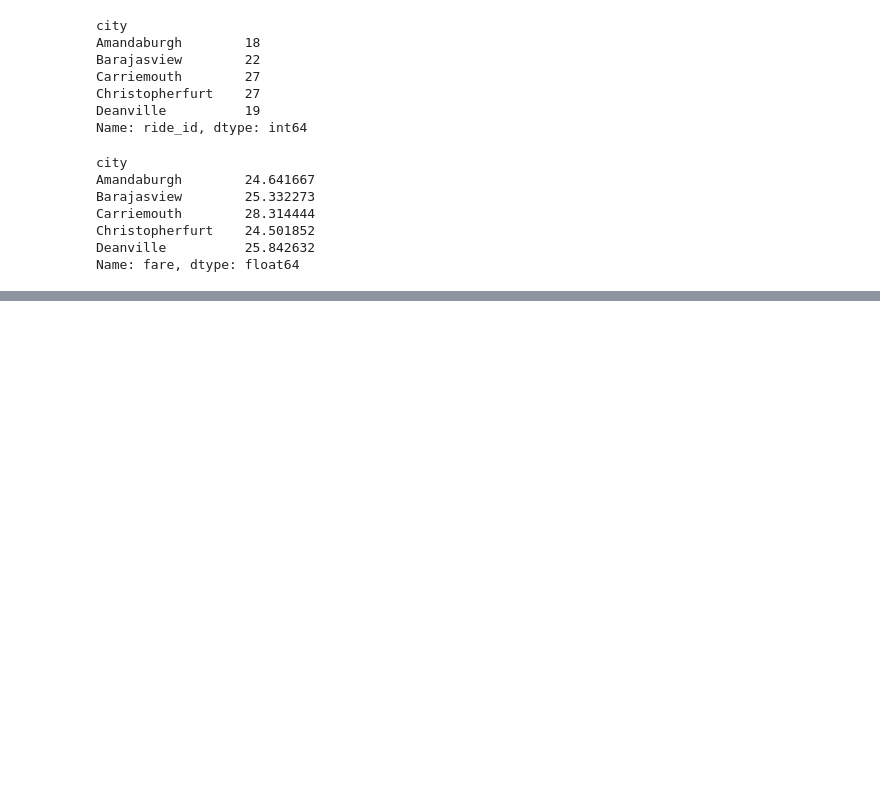
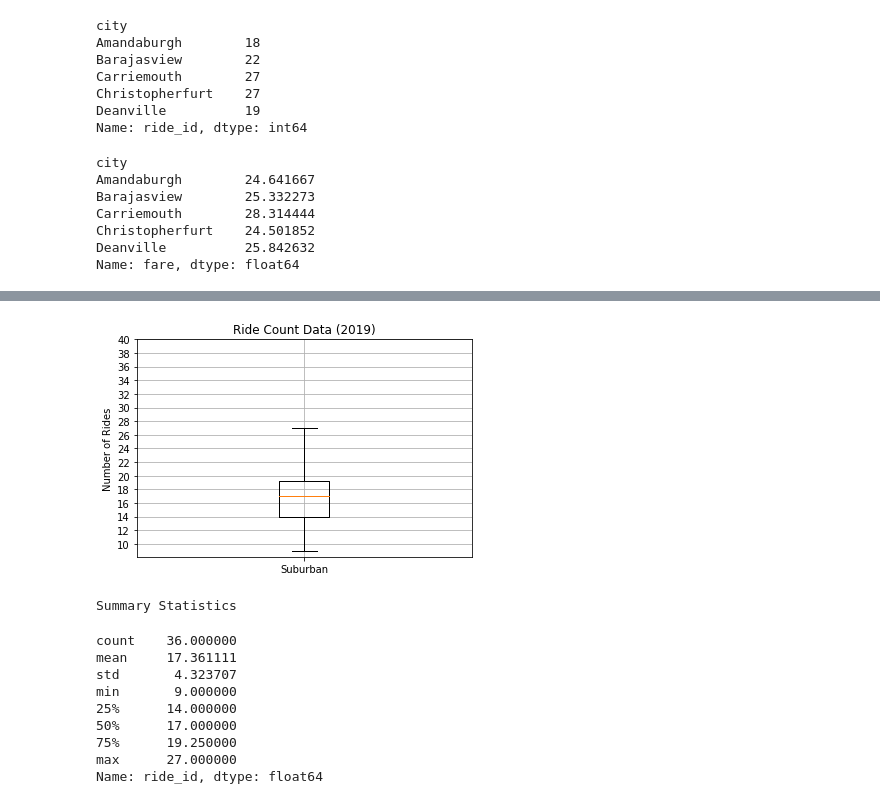
Before and after one commit to aolayeye/PyBer_Analysis, a Jupyter notebook: PyBer.ipynb, the cells around one changed output, grey strips where cells are left out. Saved outputs shown, nothing was run; the diff lists cells and outputs as text; code cells hidden in the pictures; blank space fills up the shorter version.

```diff
--- a/PyBer.ipynb
+++ b/PyBer.ipynb
@@ -331,0 +622,25 @@ plt.show()
+# %%
+# Create a box-and-whisker plot for the suburban cities ride count.
+x_labels = ["Suburban"]
+fig, ax = plt.subplots()
+ax.boxplot(suburban_ride_count, labels=x_labels)
+# Add the title, y-axis label and grid.
+ax.set_title('Ride Count Data (2019)')
+ax.set_ylabel('Number of Rides')
+ax.set_yticks(np.arange(10, 41, step=2.0))
+ax.grid()
+plt.show()
+print("Summary Statistics")
+suburban_ride_count.describe()
+# %% [output]
+[figure, added]
+Summary Statistics
+count    36.000000
+mean     17.361111
+std       4.323707
+min       9.000000
+25%      14.000000
+50%      17.000000
+75%      19.250000
+max      27.000000
+Name: ride_id, dtype: float64
```
Also changed, not shown: parts of 53 cells of this notebook.
